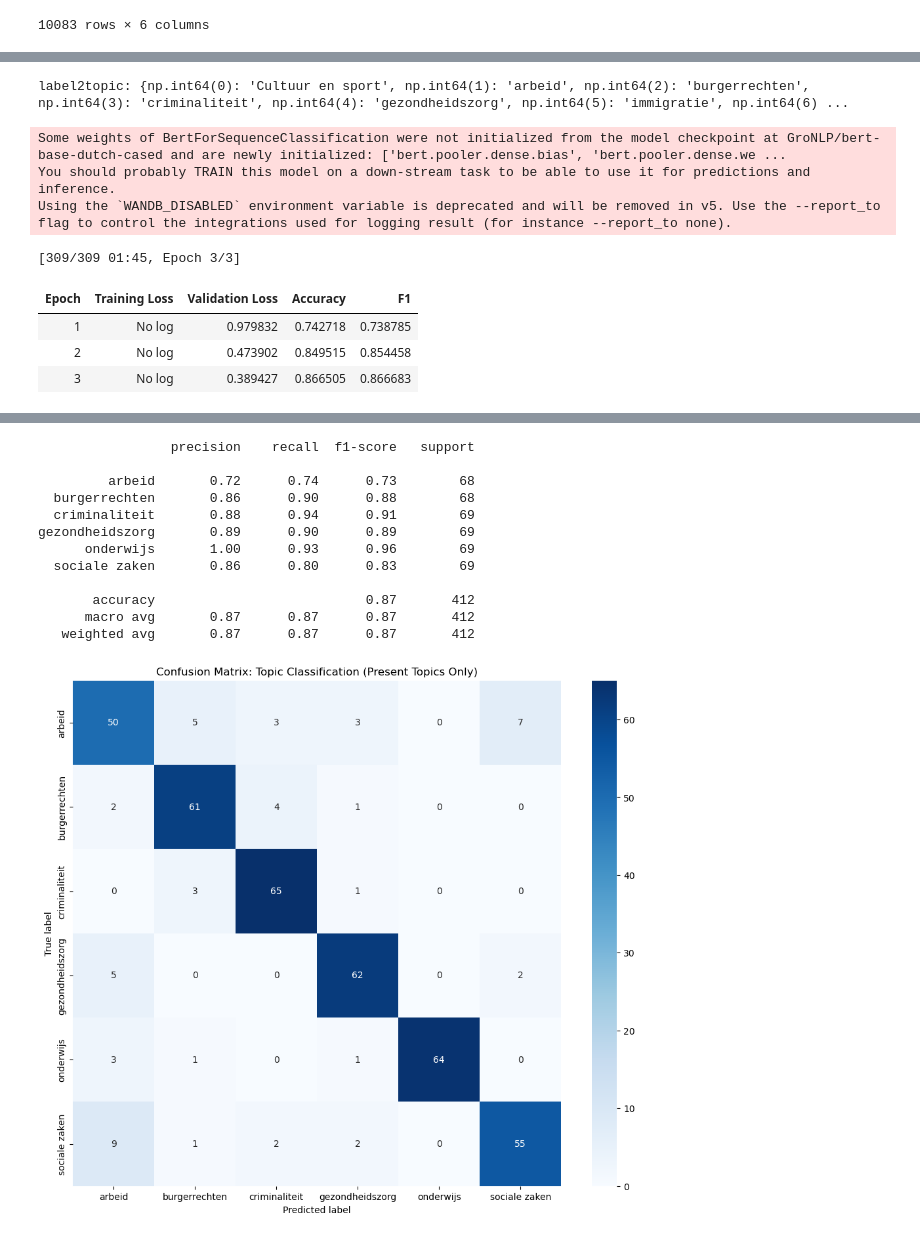
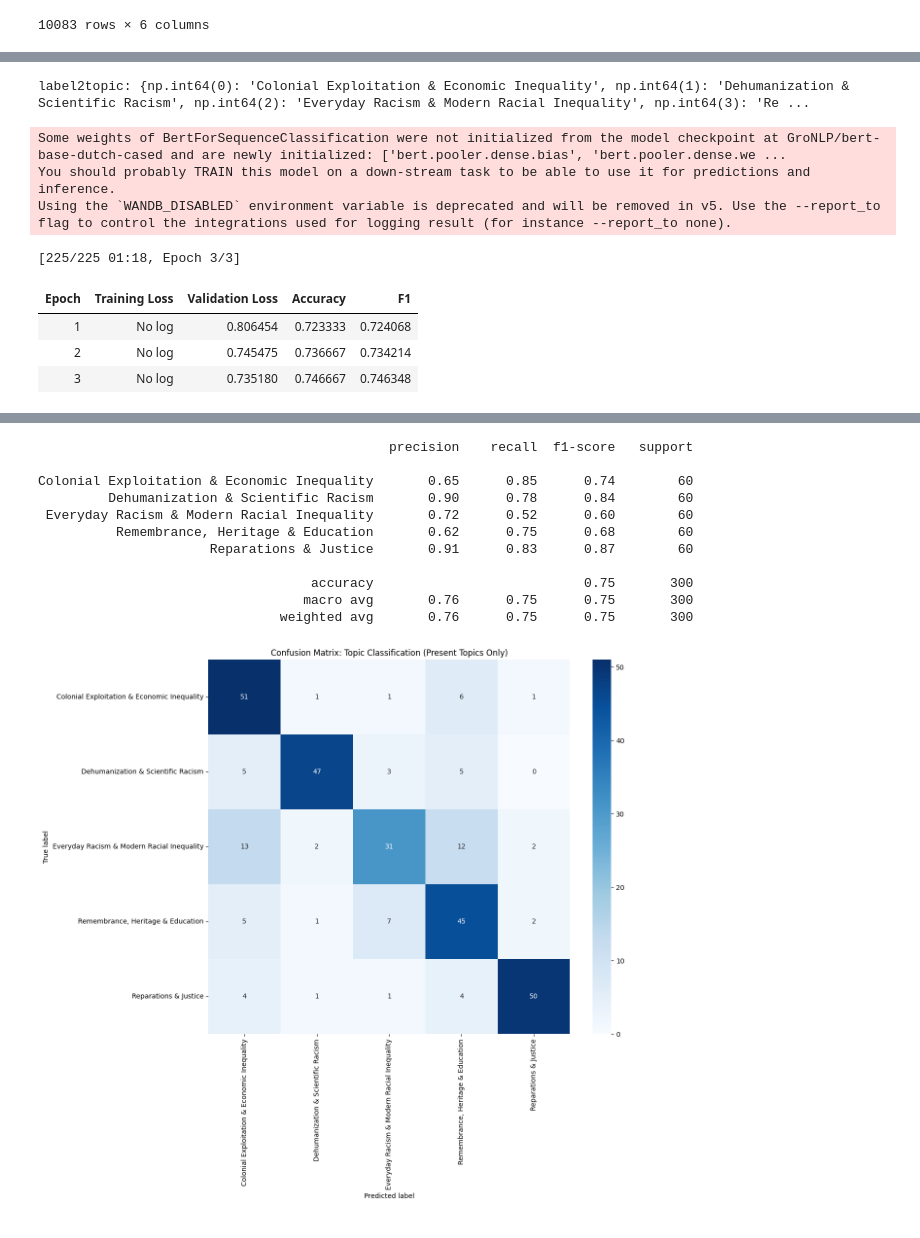
Before and after one commit to joykler/policy-analysis, a Jupyter notebook: LDAprecoding.ipynb, the cells around one changed output, grey strips where cells are left out. Cells and saved outputs as stored; diff of their text form; code cells hidden in the pictures.

```diff
--- a/LDAprecoding.ipynb
+++ b/LDAprecoding.ipynb
@@ -775 +49,25 @@ FileNotFoundError: [Errno 2] No such file or directory: 'policy-documents\\2015_
+# %%
+import pandas as pd
+import numpy as np
+from collections import Counter
+from sklearn.feature_extraction.text import TfidfVectorizer
+from sklearn.metrics.pairwise import cosine_similarity
+import json
+import os
+
+# ---- Set your folders here ----
+OUTPUT_FOLDER = "Policyarchive/corex_chunk5_slavery1"
+MODEL_FOLDER = "Corex_model_slavery1"
+
+RESULTS_CSV = os.path.join(OUTPUT_FOLDER, "chunk_topic_corex_assignments.csv")
+TOPICDATA_JSON = os.path.join(MODEL_FOLDER, "lda_topicdata.json")
+
+# --- Load results ---
+train_source = pd.read_csv(RESULTS_CSV)
+
+# --- Load topic names and wordlists ---
+with open(TOPICDATA_JSON, "r", encoding="utf-8") as f:
+    topicdata = json.load(f)
+topic_names = topicdata["topic_names"]
+topic_word_lists = topicdata["topic_word_lists"]
 # %%
@@ -1518,5 +278,7 @@ NameError: name 'defaultdict' is not defined
 # %%
 from sklearn.preprocessing import LabelEncoder
+train_source=balanced
+
 
 # Assume 'train_source' has a column 'topic'
 le = LabelEncoder()
@@ -1540,6 +302,6 @@ for lbl in singleton_labels:
 
 # Remove singleton classes from the DataFrame
 filtered_df = train_source[~train_source['label'].isin(singleton_labels)].copy()
-print(f"\nKept {len(filtered_df)} sentences across {filtered_df['label'].nunique()} topics.")
+print(f"\nKept {len(filtered_df)} chunk_text across {filtered_df['label'].nunique()} topics.")
 filtered_df.to_csv('filtered_topic_matches.csv', index=False)
 # %% [output]
@@ -1550,8 +312,8 @@ Kept 10083 sentences across 9 topics.
 # %%
 import pandas as pd
 from sklearn.model_selection import train_test_split
+from transformers import AutoTokenizer
 from datasets import Dataset
-from transformers import AutoTokenizer
 
 # ---- CONFIG ----
 MODEL_NAME = "GroNLP/bert-base-dutch-cased"
@@ -1559,7 +321,7 @@ tokenizer = AutoTokenizer.from_pretrained(MODEL_NAME)
 
 # ---- 1. Choose which label integers to include ----
 # Example: suppose you want labels 0, 1, and 4 only
-labels_to_use = [ 1, 2, 3, 4, 6, 8]  # change to your chosen integers
+labels_to_use = [0, 1, 2, 3, 4, 8]  # change to your chosen integers
 #labels_to_use = [ 3, 0]  # change to your chosen integers
 # ---- 2. Filter your DataFrame ----
 filtered_subset = filtered_df[filtered_df['label'].isin(labels_to_use)].copy()
@@ -1585,11 +347,11 @@ train_df, val_df = train_test_split(
 print("Train shape:", train_df.shape, "Val shape:", val_df.shape)
 
 # ---- 5. Build HuggingFace Datasets ----
-train_dataset = Dataset.from_pandas(train_df[['sentence', 'label']])
-val_dataset = Dataset.from_pandas(val_df[['sentence', 'label']])
+train_dataset = Dataset.from_pandas(train_source[['chunk_text', 'label']])
+val_dataset = Dataset.from_pandas(val_df[['chunk_text', 'label']])
 
 def tokenize_function(batch):
-    return tokenizer(batch["sentence"], padding="max_length", truncation=True, max_length=128)
+    return tokenizer(batch["chunk_text"], padding="max_length", truncation=True, max_length=128)
 
 train_dataset = train_dataset.map(tokenize_function, batched=True)
 val_dataset = val_dataset.map(tokenize_function, batched=True)
@@ -1627,6 +387,8 @@ from sklearn.metrics import classification_report
 import numpy as np
 from sklearn.preprocessing import LabelEncoder
 import pickle
+import matplotlib.pyplot as plt
+import seaborn as sns
 
 # --- 1. Prepare DataFrame and Encode Labels ---
 # matched_df should have columns: 'sentence' and 'topic'
@@ -1662,7 +424,7 @@ MODEL_NAME = "GroNLP/bert-base-dutch-cased"
 tokenizer = AutoTokenizer.from_pretrained(MODEL_NAME)
 
 def tokenize_function(batch):
-    return tokenizer(batch["sentence"], padding="max_length", truncation=True, max_length=128)
+    return tokenizer(batch["chunk_text"], padding="max_length", truncation=True, max_length=128)
 
 train_dataset = train_dataset.map(tokenize_function, batched=True)
 val_dataset = val_dataset.map(tokenize_function, batched=True)
@@ -1674,7 +436,7 @@ model = AutoModelForSequenceClassification.from_pretrained(MODEL_NAME, num_label
 # --- 5. TrainingArguments ---
 os.environ["WANDB_DISABLED"] = "true"
 training_args = TrainingArguments(
-    output_dir="./bertje_policy",
+    output_dir="./bertje_slavery",
     eval_strategy="epoch",
     learning_rate=2e-5,
     per_device_train_batch_size=16,
@@ -1732,46 +494,45 @@ print(classification_report(
 
 # Confusion matrix
 cm = confusion_matrix(true_labels, pred_labels, labels=all_labels)
 
 import matplotlib.pyplot as plt
 import seaborn as sns
 
 plt.figure(figsize=(12, 10))
 sns.heatmap(cm, annot=True, fmt='d', xticklabels=all_names, yticklabels=all_names, cmap="Blues")
 plt.xlabel("Predicted label")
 plt.ylabel("True label")
 plt.title("Confusion Matrix: Topic Classification (Present Topics Only)")
 plt.show()
 
 # -- Save your full mappings for future use --
 import pickle
 with open("label_encoder.pkl", "wb") as f:
     pickle.dump(le, f)
 with open('policy-label2topic.pickle', 'wb') as fp:
     pickle.dump(label2topic, fp, protocol=pickle.HIGHEST_PROTOCOL)
 with open('policy-topic2label.pickle', 'wb') as fp:
     pickle.dump(topic2label, fp, protocol=pickle.HIGHEST_PROTOCOL)
 # %% [output]
-label2topic: {np.int64(0): 'Cultuur en sport', np.int64(1): 'arbeid', np.int64(2): 'burgerrechten', np.int64(3): 'criminaliteit', np.int64(4): 'gezondheidszorg', np.int64(5): 'immigratie', np.int64(6) ...
+label2topic: {np.int64(0): 'Colonial Exploitation & Economic Inequality', np.int64(1): 'Dehumanization & Scientific Racism', np.int64(2): 'Everyday Racism & Modern Racial Inequality', np.int64(3): 'Re ...
 Some weights of BertForSequenceClassification were not initialized from the model checkpoint at GroNLP/bert-base-dutch-cased and are newly initialized: ['bert.pooler.dense.bias', 'bert.pooler.dense.we ...
 You should probably TRAIN this model on a down-stream task to be able to use it for predictions and inference.
 Using the `WANDB_DISABLED` environment variable is deprecated and will be removed in v5. Use the --report_to flag to control the integrations used for logging result (for instance --report_to none).
-[309/309 01:45, Epoch 3/3]
+[225/225 01:18, Epoch 3/3]
 | Epoch | Training Loss | Validation Loss | Accuracy | F1 |
-| 1 | No log | 0.979832 | 0.742718 | 0.738785 |
-| 2 | No log | 0.473902 | 0.849515 | 0.854458 |
-| 3 | No log | 0.389427 | 0.866505 | 0.866683 |
+| 1 | No log | 0.806454 | 0.723333 | 0.724068 |
+| 2 | No log | 0.745475 | 0.736667 | 0.734214 |
+| 3 | No log | 0.735180 | 0.746667 | 0.746348 |
 [interactive output not drawn]
-                 precision    recall  f1-score   support
+                                             precision    recall  f1-score   support
 
-         arbeid       0.72      0.74      0.73        68
-  burgerrechten       0.86      0.90      0.88        68
-  criminaliteit       0.88      0.94      0.91        69
-gezondheidszorg       0.89      0.90      0.89        69
-      onderwijs       1.00      0.93      0.96        69
-  sociale zaken       0.86      0.80      0.83        69
+Colonial Exploitation & Economic Inequality       0.65      0.85      0.74        60
+         Dehumanization & Scientific Racism       0.90      0.78      0.84        60
+ Everyday Racism & Modern Racial Inequality       0.72      0.52      0.60        60
+          Remembrance, Heritage & Education       0.62      0.75      0.68        60
+                      Reparations & Justice       0.91      0.83      0.87        60
 
-       accuracy                           0.87       412
-      macro avg       0.87      0.87      0.87       412
-   weighted avg       0.87      0.87      0.87       412
+                                   accuracy                           0.75       300
+                                  macro avg       0.76      0.75      0.75       300
+                               weighted avg       0.76      0.75      0.75       300
-[figure, old version]
+[figure, new version]
```
Also changed, not shown: parts of 23 cells of this notebook, 46 other files.
